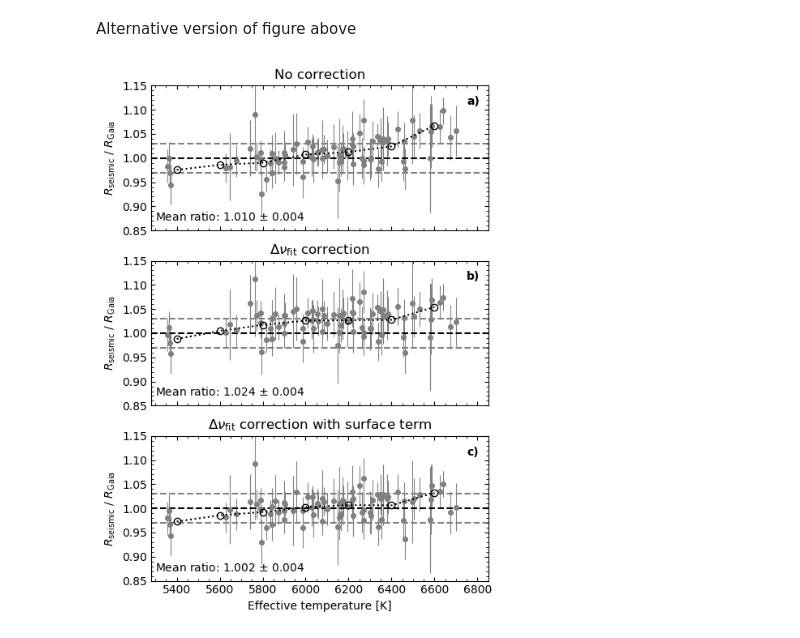
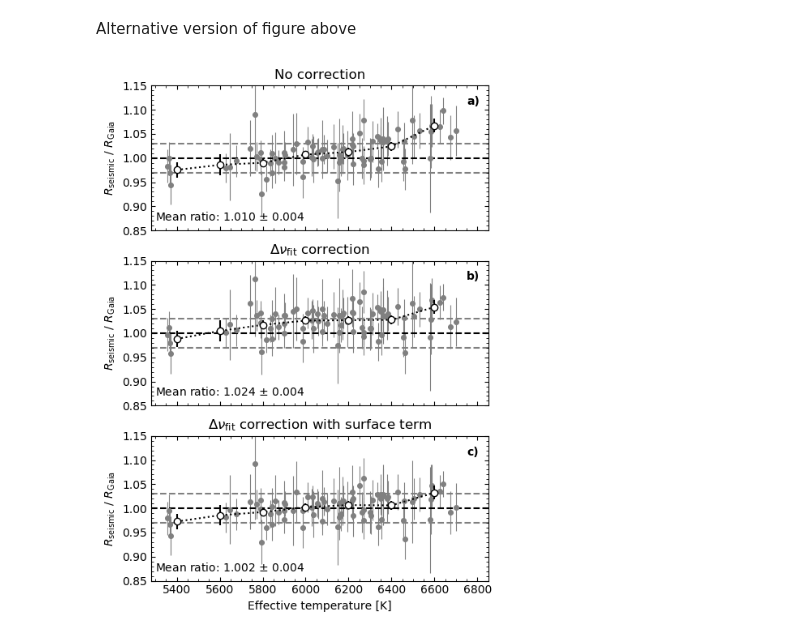
Before and after one commit to csahlholdt/testing_ast_radii, a Jupyter notebook: testing_ast_radii_rad.ipynb, the cells around one changed output. Cells and saved outputs as stored; diff of their text form; code cells hidden in the pictures.

```diff
--- a/testing_ast_radii_rad.ipynb
+++ b/testing_ast_radii_rad.ipynb
@@ -887,33 +887,33 @@ for i, (rad, rad_unc) in enumerate(((saf.rad_scal, saf.rad_scal_unc),
 
     ax.scatter(saf['teff'], rad_r, s=18, linewidth=0.8, c='grey',
                zorder=1)
     ax.errorbar(saf['teff'], rad_r, yerr=rad_r_unc, linestyle='none',
                 c='grey', capsize=0, lw=0.8, zorder=0)
 
     bin_array = saf.teff
     bins = np.arange(5300, 6800, 200, dtype=int)
     bin_centers = np.arange(5400, 6700, 200, dtype=int)
     bin_mean, bin_std = binned_ratios(bin_array, bins, rad_r, rad_r_unc)
-    ax.plot(bin_centers, bin_mean, marker='o', c='k', mfc='none', linestyle=':', zorder=3)
-    #ax.errorbar(bin_centers, bin_mean, yerr=bin_std, c='k', capsize=0, linestyle='none', zorder=3)
+    ax.plot(bin_centers, bin_mean, marker='o', c='k', mfc='w', linestyle=':', zorder=3)
+    ax.errorbar(bin_centers, bin_mean, yerr=bin_std, c='k', capsize=0, linestyle='none', zorder=3)
 
     ax.axhline(y=1, c='k', ls='--', zorder=0)
     ax.axhline(y=1.03, c='grey', ls='--', zorder=0)
     ax.axhline(y=0.97, c='grey', ls='--', zorder=0)
 
     ax.text(5300, 0.87, 'Mean ratio: ' + "{0:.3f}".format(round(rad_r_mean, 3)) + r' $\pm$ ' + "{0:.3f}".format(round(rad_r_mean_unc, 3)))
     ax.text(6750, 1.11, panels[i], weight='bold')
 
     ax.set_ylim([0.85, 1.15])
     ax.set_xlim([5280, 6850])
 
     ax.set_ylabel(r'$R_{\mathrm{seismic}}$ / $R_{\mathrm{Gaia}}$')
     ax.set_title(titles[i])
 
 ax3.set_xlabel('Effective temperature [K]')
 
 fig.tight_layout()
 fig.savefig('figures/rad_ratio_binned.pdf')
 plt.show()
 # %% [output]
-[figure, old version]
+[figure, new version]
```
Also changed, not shown: parts of 2 cells of this notebook.
